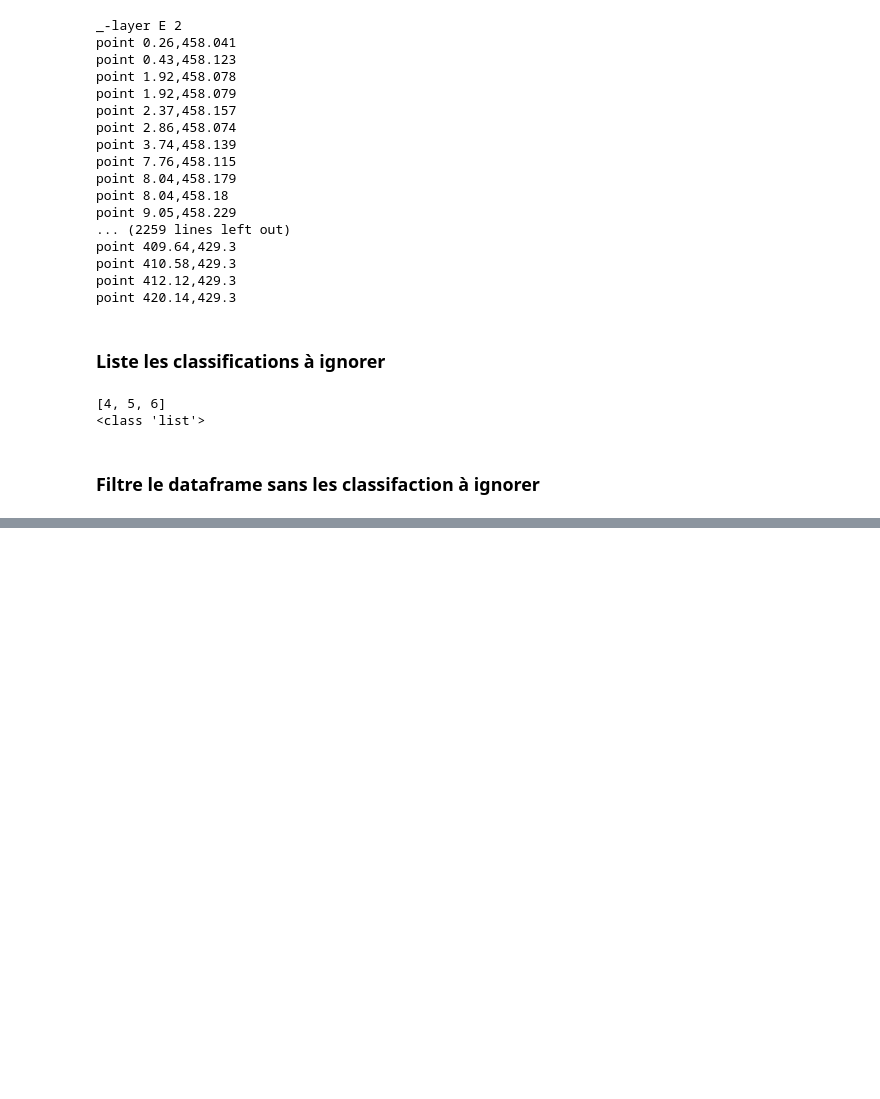
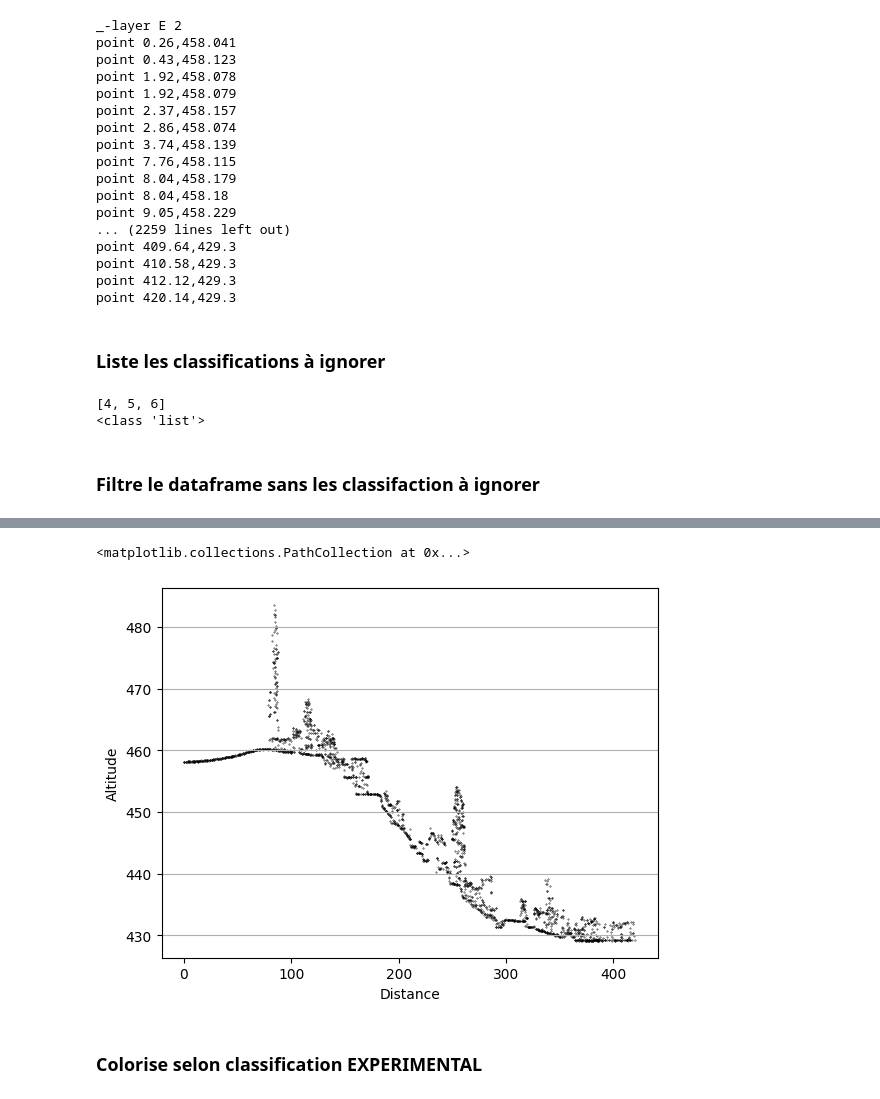
Before and after one commit to gowitz/lidar_to_acad_points, a Jupyter notebook: dev/tests.ipynb, the cells around one changed output, grey strips where cells are left out. Saved outputs shown, nothing was run; the diff lists cells and outputs as text; code cells hidden in the pictures; blank space fills up the shorter version.

```diff
--- a/dev/tests.ipynb
+++ b/dev/tests.ipynb
@@ -200,5 +228,5 @@ Index(['x', ' y', ' z', ' r', ' g', ' b', ' a', ' classification',
 # %%
-df = df[[' mileage', ' z', ' classification']]
-df.rename(columns={' mileage':'x', ' z':'y', ' classification':'classification'}, inplace=True)
+df = df[['mileage', 'z', 'classification']]
+df.rename(columns={'mileage':'distance', 'z':'altitude'}, inplace=True)
 print(df)
 # %% [output]
@@ -262,5 +307,5 @@ print(type(LIDAR_CLASSIFICATION_IGNORE))
 # %% [markdown]
 ### Filtre le dataframe sans les classifaction à ignorer
 # %%
-df_filtred = df[~df.classification.isin(LIDAR_CLASSIFICATION_IGNORE)]
-print(df_filtred)
+if MNT_ONLY:
+    df = df[~df.classification.isin(LIDAR_CLASSIFICATION_IGNORE)]
@@ -281,0 +334,21 @@ print(df_filtred)
+# %%
+plt.style.use('default')
+#plt.style.available
+# %%
+x = df['x']
+y = df['y']
+colors = df['classification']
+# %%
+ax = plt.axes()
+ax.yaxis.grid()
+plt.ylabel('Altitude')
+plt.xlabel('Distance')
+#plt.scatter(x,y, c=colors, cmap='viridis', s=0.1)
+plt.scatter(x,y, c='k', s=0.1)
+#cbar = plt.colorbar()
+#cbar.set_label('Calssificaton')
+# %% [output]
+<matplotlib.collections.PathCollection at 0x...>
+[figure, added]
+# %% [markdown]
+### Colorise selon classification EXPERIMENTAL
```
Also changed, not shown: parts of 44 cells of this notebook, 24 other files.
